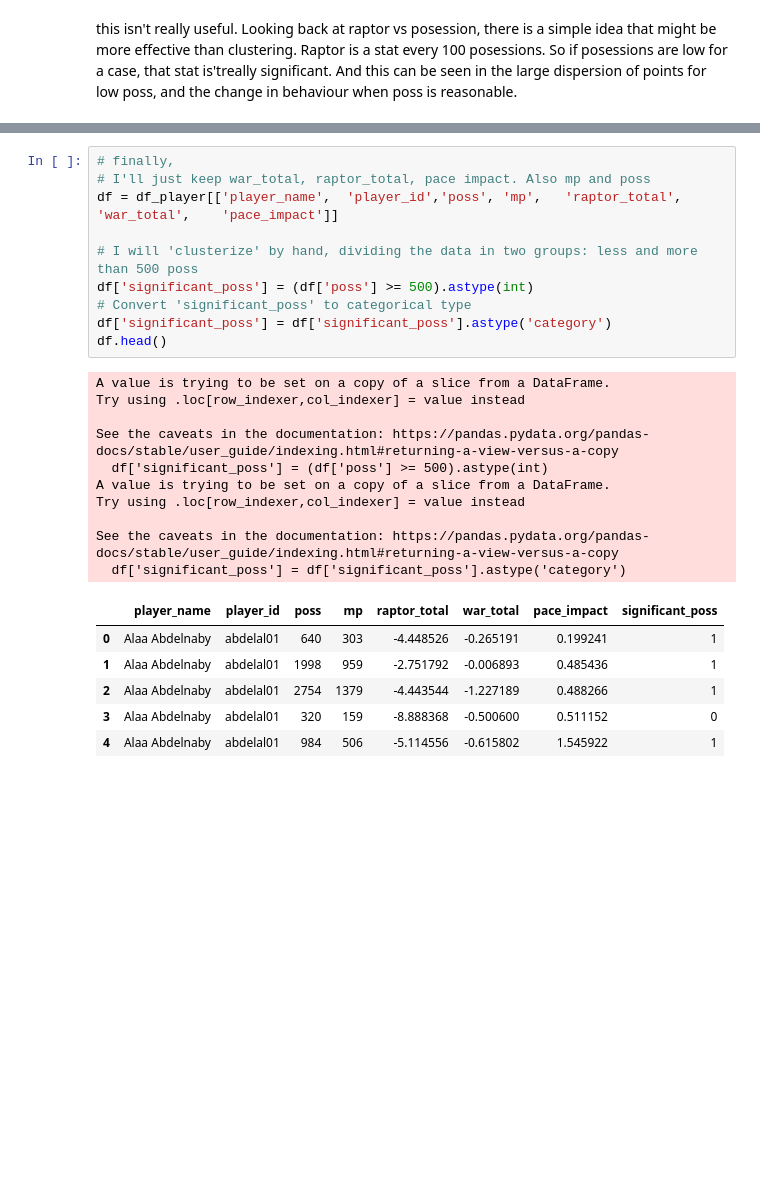
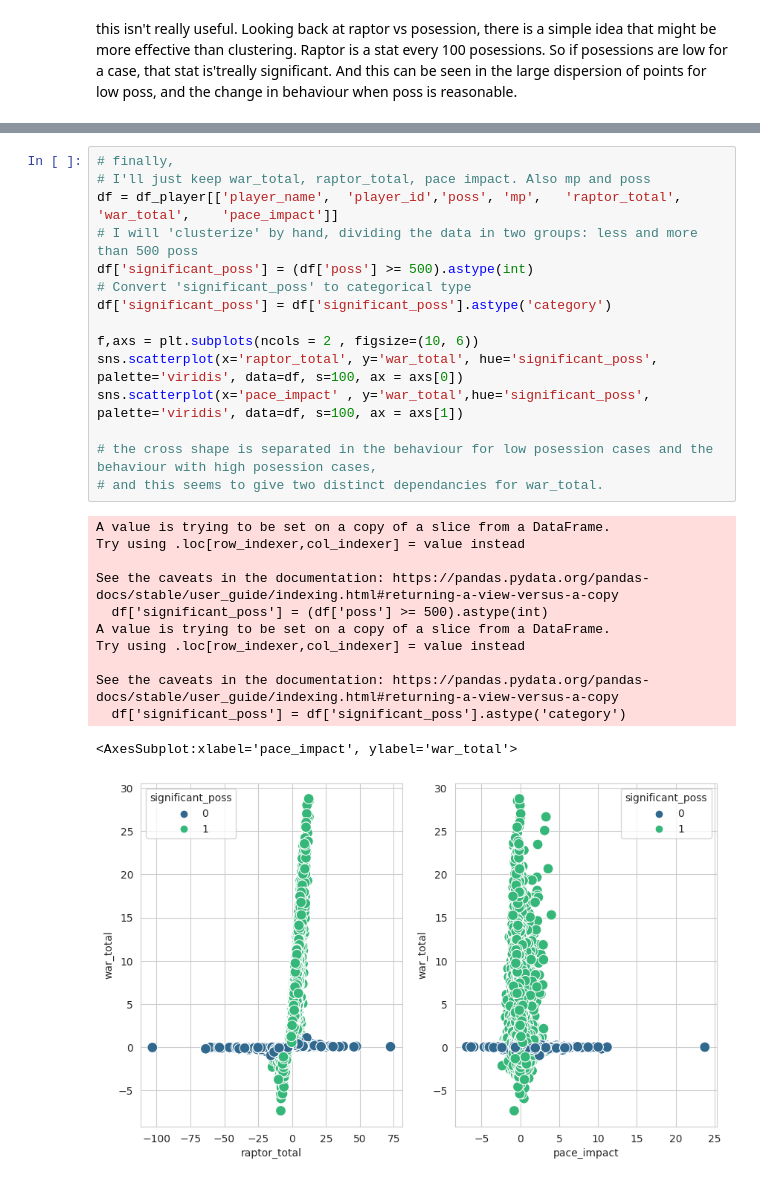
Before and after one commit to LucasPancotto/NBA-kaggle-challenge, a Jupyter notebook: explore.ipynb, the cells around one changed output, grey strips where cells are left out. Drawn from its saved outputs; the diff is of its cells as text; blank space fills up the shorter version.

Commit message:
finished data exploration and feature engineering

```diff
--- a/explore.ipynb
+++ b/explore.ipynb
@@ -330,27 +251,28 @@ plt.show()
 # %%
 # finally,
 # I'll just keep war_total, raptor_total, pace impact. Also mp and poss
 df = df_player[['player_name',	'player_id','poss',	'mp',	'raptor_total',	'war_total',	'pace_impact']]
-
 # I will 'clusterize' by hand, dividing the data in two groups: less and more than 500 poss
 df['significant_poss'] = (df['poss'] >= 500).astype(int)
 # Convert 'significant_poss' to categorical type
 df['significant_poss'] = df['significant_poss'].astype('category')
-df.head()
+
+f,axs = plt.subplots(ncols = 2 , figsize=(10, 6))
+sns.scatterplot(x='raptor_total', y='war_total', hue='significant_poss', palette='viridis', data=df, s=100, ax = axs[0])
+sns.scatterplot(x='pace_impact' , y='war_total',hue='significant_poss', palette='viridis', data=df, s=100, ax = axs[1])
+
+# the cross shape is separated in the behaviour for low posession cases and the behaviour with high posession cases,
+# and this seems to give two distinct dependancies for war_total.
 # %% [output]
 A value is trying to be set on a copy of a slice from a DataFrame.
 Try using .loc[row_indexer,col_indexer] = value instead
 
 See the caveats in the documentation: https://pandas.pydata.org/pandas-docs/stable/user_guide/indexing.html#returning-a-view-versus-a-copy
   df['significant_poss'] = (df['poss'] >= 500).astype(int)
 A value is trying to be set on a copy of a slice from a DataFrame.
 Try using .loc[row_indexer,col_indexer] = value instead
 
 See the caveats in the documentation: https://pandas.pydata.org/pandas-docs/stable/user_guide/indexing.html#returning-a-view-versus-a-copy
   df['significant_poss'] = df['significant_poss'].astype('category')
-|  | player_name | player_id | poss | mp | raptor_total | war_total | pace_impact | significant_poss |
-| 0 | Alaa Abdelnaby | abdelal01 | 640 | 303 | -4.448526 | -0.265191 | 0.199241 | 1 |
-| 1 | Alaa Abdelnaby | abdelal01 | 1998 | 959 | -2.751792 | -0.006893 | 0.485436 | 1 |
-| 2 | Alaa Abdelnaby | abdelal01 | 2754 | 1379 | -4.443544 | -1.227189 | 0.488266 | 1 |
-| 3 | Alaa Abdelnaby | abdelal01 | 320 | 159 | -8.888368 | -0.500600 | 0.511152 | 0 |
-| 4 | Alaa Abdelnaby | abdelal01 | 984 | 506 | -5.114556 | -0.615802 | 1.545922 | 1 |
+<AxesSubplot:xlabel='pace_impact', ylabel='war_total'>
+[figure, added]
```
Also changed, not shown: parts of 23 cells of this notebook.
